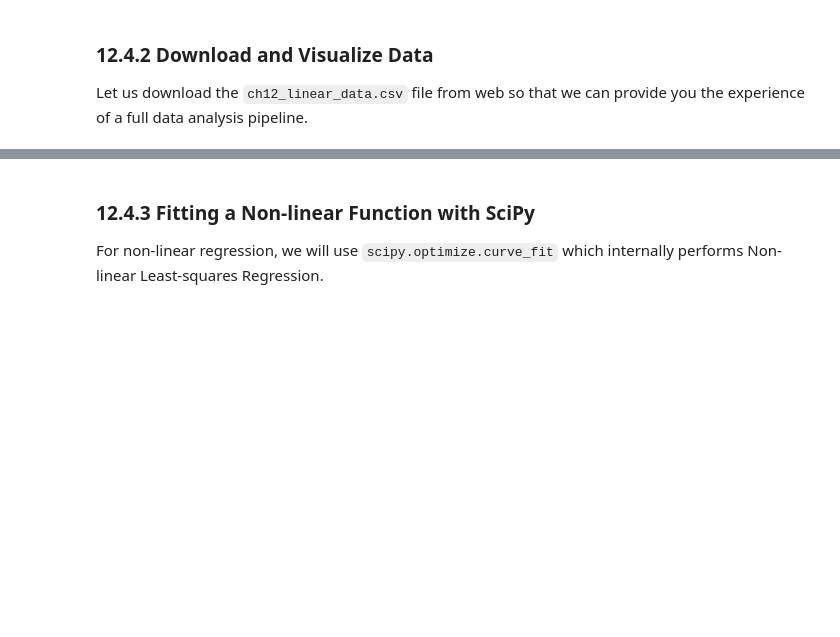
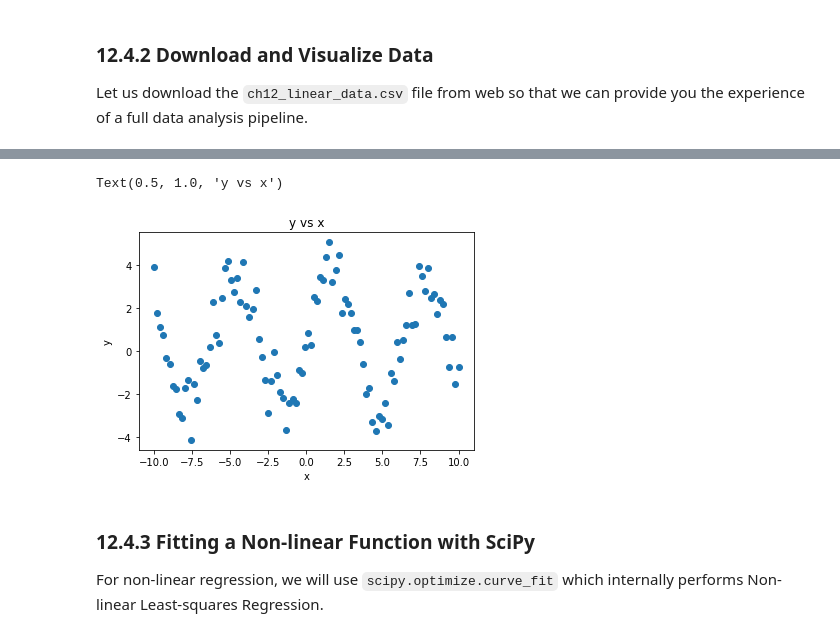
Before and after one commit to pp4e-book/pp4e-book.github.io, a Jupyter notebook: chapters/ch12_regression.ipynb, the cells around one changed output, grey strips where cells are left out. Drawn from its saved outputs; the diff is of its cells as text; code cells hidden in the pictures; blank space fills up the shorter version.

```diff
--- a/chapters/ch12_regression.ipynb
+++ b/chapters/ch12_regression.ipynb
@@ -363,6 +363,25 @@ Unnamed: 0      int64
 x             float64
 y             float64
 dtype: object
+# %%
+# Let us visualize the data
+import matplotlib.pyplot as plt
+
+xs = df['x'][:].values
+ys = df['y'][:].values
+
+# Plot y vs. x
+plt.scatter(xs, ys)
+
+# Set the labels for x and y axes:
+plt.xlabel('x')
+plt.ylabel('y')
+
+# Set the title of the figure
+plt.title("y vs x")
+# %% [output]
+Text(0.5, 1.0, 'y vs x')
+[figure, added]
 # %% [markdown]
 ### 12.4.3 Fitting a Non-linear Function with SciPy
 
```
Also changed, not shown: parts of 1 cell of this notebook, 10 other files.
